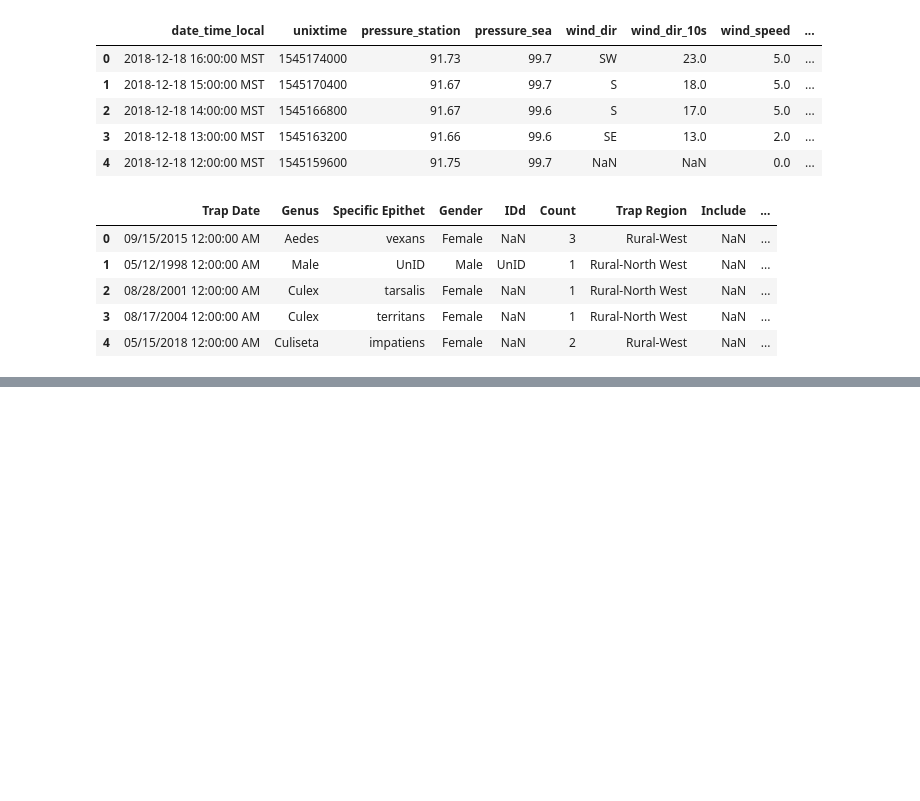
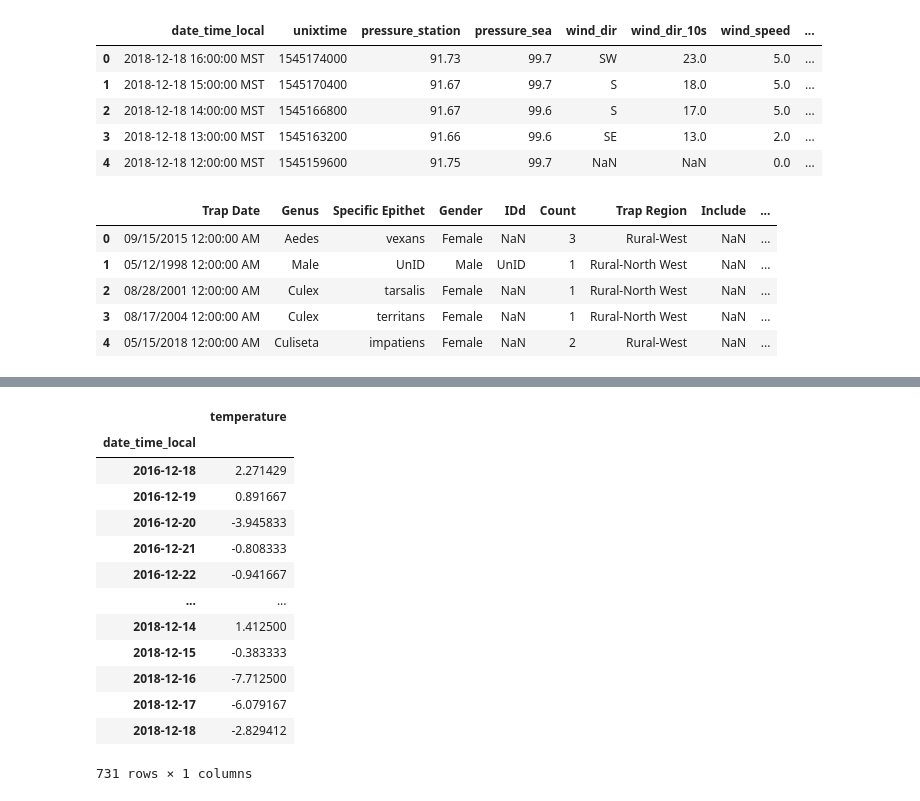
Before and after one commit to MikeWang0731/ECE720X50, a Jupyter notebook: Project/Mini-Project1.ipynb, the cells around one changed output, grey strips where cells are left out. Saved outputs shown, nothing was run; the diff lists cells and outputs as text; code cells hidden in the pictures; blank space fills up the shorter version.

```diff
--- a/Project/Mini-Project1.ipynb
+++ b/Project/Mini-Project1.ipynb
@@ -24,0 +79,22 @@ mosquito.head()
+# %%
+# 日期转DatetimeIndex格式
+weather_with_temp['date_time_local']=pd.DatetimeIndex(weather_with_temp['date_time_local'])
+# %%
+# 按时间间隔对数据分组 -> 对这一天不同时段的气温取平均值
+weather_with_temp = weather_with_temp.resample('D',on='date_time_local').mean()
+weather_with_temp.
+# %% [output]
+|  | temperature |
+| date_time_local |  |
+| 2016-12-18 | 2.271429 |
+| 2016-12-19 | 0.891667 |
+| 2016-12-20 | -3.945833 |
+| 2016-12-21 | -0.808333 |
+| 2016-12-22 | -0.941667 |
+| ... | ... |
+| 2018-12-14 | 1.412500 |
+| 2018-12-15 | -0.383333 |
+| 2018-12-16 | -7.712500 |
+| 2018-12-17 | -6.079167 |
+| 2018-12-18 | -2.829412 |
+731 rows × 1 columns
```
Also changed, not shown: parts of 24 cells of this notebook.
